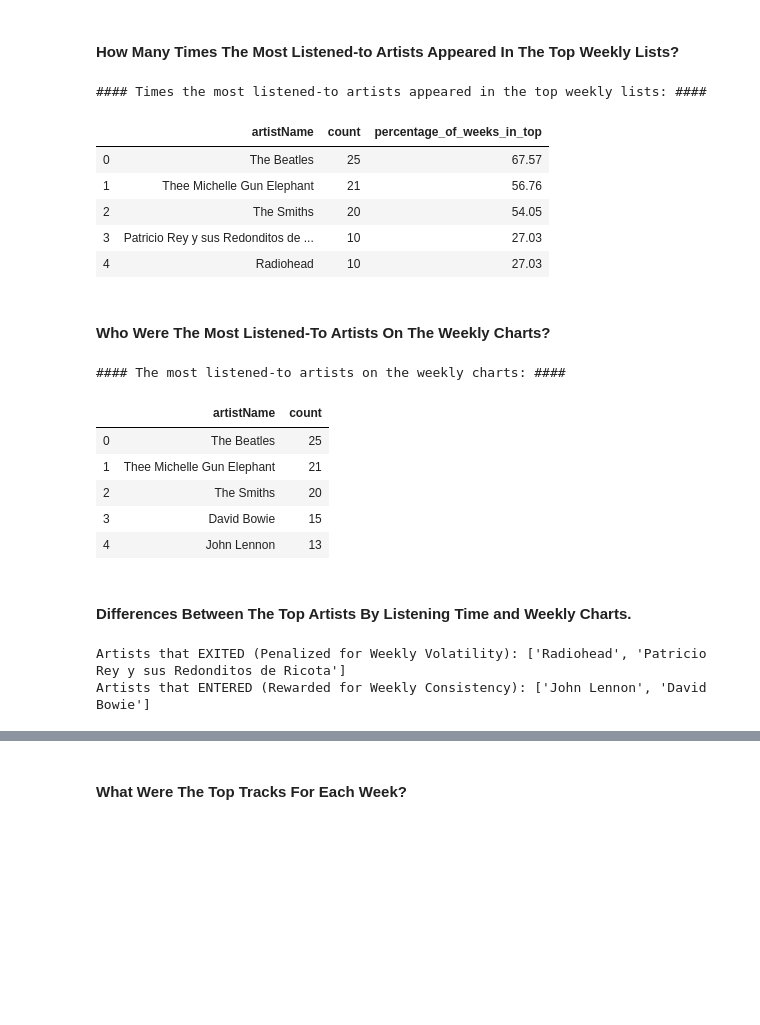
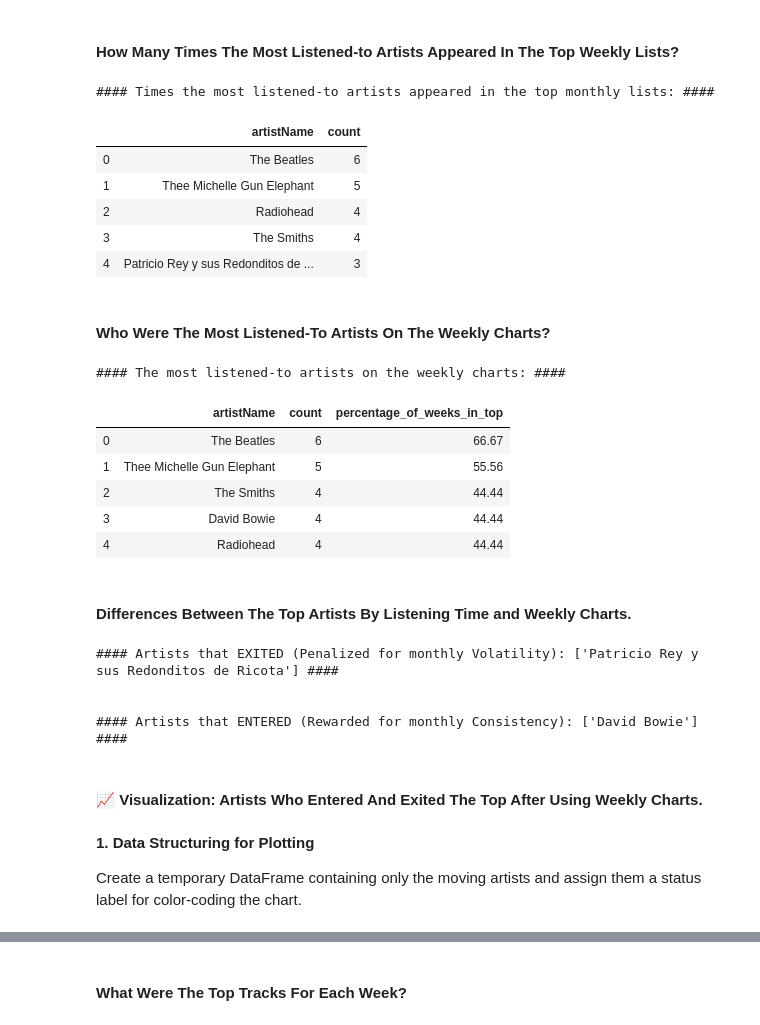
Before and after one commit to Garridot/spotify-wrapped-detailed, a Jupyter notebook: analysis.ipynb, the cells around one changed output, grey strips where cells are left out. Drawn from its saved outputs; the diff is of its cells as text; code cells hidden in the pictures; blank space fills up the shorter version.

Commit message:
use logic to identify the values that entered and exited the top-most listened charts when analyzing monthly or weekly data.

```diff
--- a/analysis.ipynb
+++ b/analysis.ipynb
@@ -375,10 +375,10 @@ run_graph(top_tracks_recorded, "trackName", 'Performance Of The Most Listened-to
 #### **What Were The Top Artists For Each Week?**
 # %%
 # Group by week and artist to get total count per artist per week
-agg_artists_weekly = df.groupby(['week', 'artistName']).agg(msPlayed=('msPlayed', 'sum')).reset_index()
+agg_artists_monthly = df.groupby(['month', 'artistName']).agg(msPlayed=('msPlayed', 'sum')).reset_index()
 
 # Find the top artists by total count for each week
-top_artists_per_week = agg_artists_weekly.groupby('week', group_keys=False).apply(lambda x: x.nlargest(10, 'msPlayed')).reset_index(drop=True)
+top_artists_per_month = agg_artists_monthly.groupby('month', group_keys=False).apply(lambda x: x.nlargest(5, 'msPlayed')).reset_index(drop=True)
 
 # for week, group in top_artists_per_week.groupby('week'):
 #     print(f"\n#### Top most-listened artists in week {week}: ####\n")
@@ -386,51 +386,60 @@ top_artists_per_week = agg_artists_weekly.groupby('week', group_keys=False).appl
 # %% [markdown]
 #### **How Many Times The Most Listened-to Artists Appeared In The Top Weekly Lists?**
 # %%
-top_artists_in_weekly_charts = top_artists_per_week[top_artists_per_week['artistName'].isin(top_artists['artistName'])]
-top_artists_in_weekly_charts= top_artists_in_weekly_charts.groupby('artistName').size().to_frame('count').sort_values(by="count", ascending=False).reset_index()
+top_artists_in_monthly_charts = top_artists_per_month[top_artists_per_month['artistName'].isin(top_artists['artistName'])]
+top_artists_in_monthly_charts= top_artists_in_monthly_charts.groupby('artistName').size().to_frame('count').sort_values(by="count", ascending=False).reset_index()
 
-total_weeks = len(df['week'].unique())
-top_artists_in_weekly_charts['percentage_of_weeks_in_top'] = round((top_artists_in_weekly_charts["count"] / total_weeks) * 100, 2)
+total_months = len(df['month'].unique())
+top_artists_in_weekly_charts['percentage_of_months_in_top'] = round((top_artists_in_monthly_charts["count"] / total_months) * 100, 2)
 
-print("\n#### Times the most listened-to artists appeared in the top weekly lists: ####\n")
-display(top_artists_in_weekly_charts)
+print("\n#### Times the most listened-to artists appeared in the top monthly lists: ####\n")
+display(top_artists_in_monthly_charts)
 # %% [output]
-#### Times the most listened-to artists appeared in the top weekly lists: ####
+#### Times the most listened-to artists appeared in the top monthly lists: ####
-|  | artistName | count | percentage_of_weeks_in_top |
-| 0 | The Beatles | 25 | 67.57 |
-| 1 | Thee Michelle Gun Elephant | 21 | 56.76 |
-| 2 | The Smiths | 20 | 54.05 |
-| 3 | Patricio Rey y sus Redonditos de ... | 10 | 27.03 |
-| 4 | Radiohead | 10 | 27.03 |
+|  | artistName | count |
+| 0 | The Beatles | 6 |
+| 1 | Thee Michelle Gun Elephant | 5 |
+| 2 | Radiohead | 4 |
+| 3 | The Smiths | 4 |
+| 4 | Patricio Rey y sus Redonditos de ... | 3 |
 # %% [markdown]
 #### **Who Were The Most Listened-To Artists On The Weekly Charts?**
 # %%
-top_artists_from_weekly_charts = top_artists_per_week.groupby(['artistName',]).size().to_frame('count').sort_values(by="count", ascending=False).reset_index()
-top_artists_from_weekly_charts = top_artists_from_weekly_charts.nlargest(5, 'count').reset_index(drop=True)
+top_artists_from_monthly_charts = top_artists_per_month.groupby(['artistName',]).size().to_frame('count').sort_values(by="count", ascending=False).reset_index()
+top_artists_from_monthly_charts = top_artists_from_monthly_charts.nlargest(5, 'count').reset_index(drop=True)
+top_artists_from_monthly_charts['percentage_of_weeks_in_top'] = round((top_artists_from_monthly_charts["count"] / total_months) * 100, 2)
 
 print("\n#### The most listened-to artists on the weekly charts: ####\n")
-display(top_artists_from_weekly_charts)
+display(top_artists_from_monthly_charts)
 # %% [output]
 #### The most listened-to artists on the weekly charts: ####
-|  | artistName | count |
-| 0 | The Beatles | 25 |
-| 1 | Thee Michelle Gun Elephant | 21 |
-| 2 | The Smiths | 20 |
-| 3 | David Bowie | 15 |
-| 4 | John Lennon | 13 |
+|  | artistName | count | percentage_of_weeks_in_top |
+| 0 | The Beatles | 6 | 66.67 |
+| 1 | Thee Michelle Gun Elephant | 5 | 55.56 |
+| 2 | The Smiths | 4 | 44.44 |
+| 3 | David Bowie | 4 | 44.44 |
+| 4 | Radiohead | 4 | 44.44 |
 # %% [markdown]
 #### **Differences Between The Top Artists By Listening Time and Weekly Charts.**
 # %%
 # Identify Entrants and Exits
 
 # Artists that EXIT: Were in the Top by Listening Time, but fell out after the consistency weekly.
-artists_exit = list(set(top_artists['artistName']) - set(top_artists_from_weekly_charts['artistName']))
+artists_exit = list(set(top_artists['artistName']) - set(top_artists_from_monthly_charts['artistName']))
 
 # Artists that ENTER: Were outside the Top by Listening Time, but were boosted into the Top by consistency weekly.
-artists_enter = list(set(top_artists_from_weekly_charts['artistName']) - set(top_artists['artistName']))
+artists_enter = list(set(top_artists_from_monthly_charts['artistName']) - set(top_artists['artistName']))
 
-print(f"Artists that EXITED (Penalized for Weekly Volatility): {artists_exit}")
-print(f"Artists that ENTERED (Rewarded for Weekly Consistency): {artists_enter}")
+print(f"\n#### Artists that EXITED (Penalized for monthly Volatility): {artists_exit} ####\n")
+print(f"\n#### Artists that ENTERED (Rewarded for monthly Consistency): {artists_enter} ####\n")
 # %% [output]
-Artists that EXITED (Penalized for Weekly Volatility): ['Radiohead', 'Patricio Rey y sus Redonditos de Ricota']
-Artists that ENTERED (Rewarded for Weekly Consistency): ['John Lennon', 'David Bowie']
+#### Artists that EXITED (Penalized for monthly Volatility): ['Patricio Rey y sus Redonditos de Ricota'] ####
+
+
+#### Artists that ENTERED (Rewarded for monthly Consistency): ['David Bowie'] ####
+# %% [markdown]
+#### **📈 Visualization:** Artists Who Entered And Exited The Top After Using Weekly Charts.
+# %% [markdown]
+**1. Data Structuring for Plotting**
+
+Create a temporary DataFrame containing only the moving artists and assign them a status label for color-coding the chart.
```
Also changed, not shown: parts of 10 cells of this notebook.
